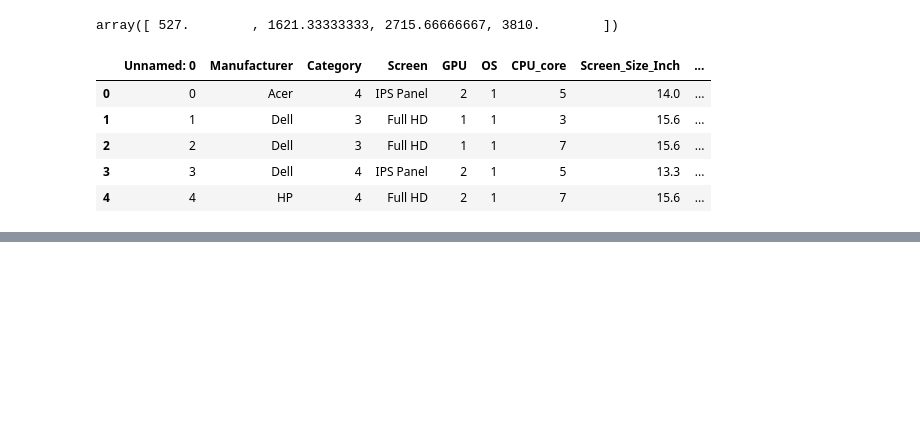
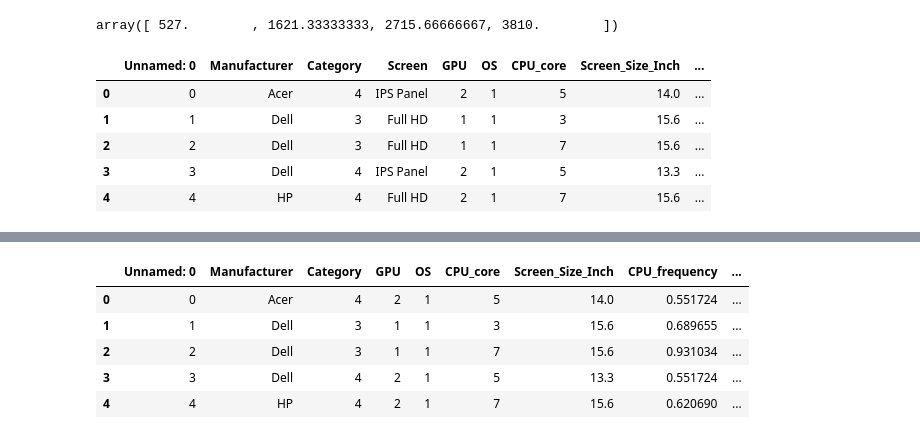
Before and after one commit to VishSeran/Data-Preprocessing-ML, a Jupyter notebook: LaptopPricing.ipynb, the cells around one changed output, grey strips where cells are left out. Saved outputs shown, nothing was run; the diff lists cells and outputs as text; code cells hidden in the pictures; blank space fills up the shorter version.

Commit message:
dummt variables updated

```diff
--- a/LaptopPricing.ipynb
+++ b/LaptopPricing.ipynb
@@ -298,0 +304,3 @@ df.head()
+# %%
+df_dummies = pd.get_dummies(df['Screen'])
+df_dummies
@@ -298,0 +321,7 @@ df.head()
+# %%
+#rename dummy variables
+df_dummies.rename(columns={"Full HD": "Screen-Full_HD", "IPS Panel": "Screen-IPS_panel"},inplace=True)
+# %%
+#combine df with df_dummies
+df = pd.concat([df,df_dummies], axis=1)
+df.head()
@@ -298,0 +335,12 @@ df.head()
+# %%
+#drop the screen column
+df.drop("Screen", axis = 1, inplace=True)
+# %%
+df.head()
+# %% [output]
+|  | Unnamed: 0 | Manufacturer | Category | GPU | OS | CPU_core | Screen_Size_Inch | CPU_frequency | ... |
+| 0 | 0 | Acer | 4 | 2 | 1 | 5 | 14.0 | 0.551724 | ... |
+| 1 | 1 | Dell | 3 | 1 | 1 | 3 | 15.6 | 0.689655 | ... |
+| 2 | 2 | Dell | 3 | 1 | 1 | 7 | 15.6 | 0.931034 | ... |
+| 3 | 3 | Dell | 4 | 2 | 1 | 5 | 13.3 | 0.551724 | ... |
+| 4 | 4 | HP | 4 | 2 | 1 | 7 | 15.6 | 0.620690 | ... |
```
Also changed, not shown: parts of 3 cells of this notebook.
